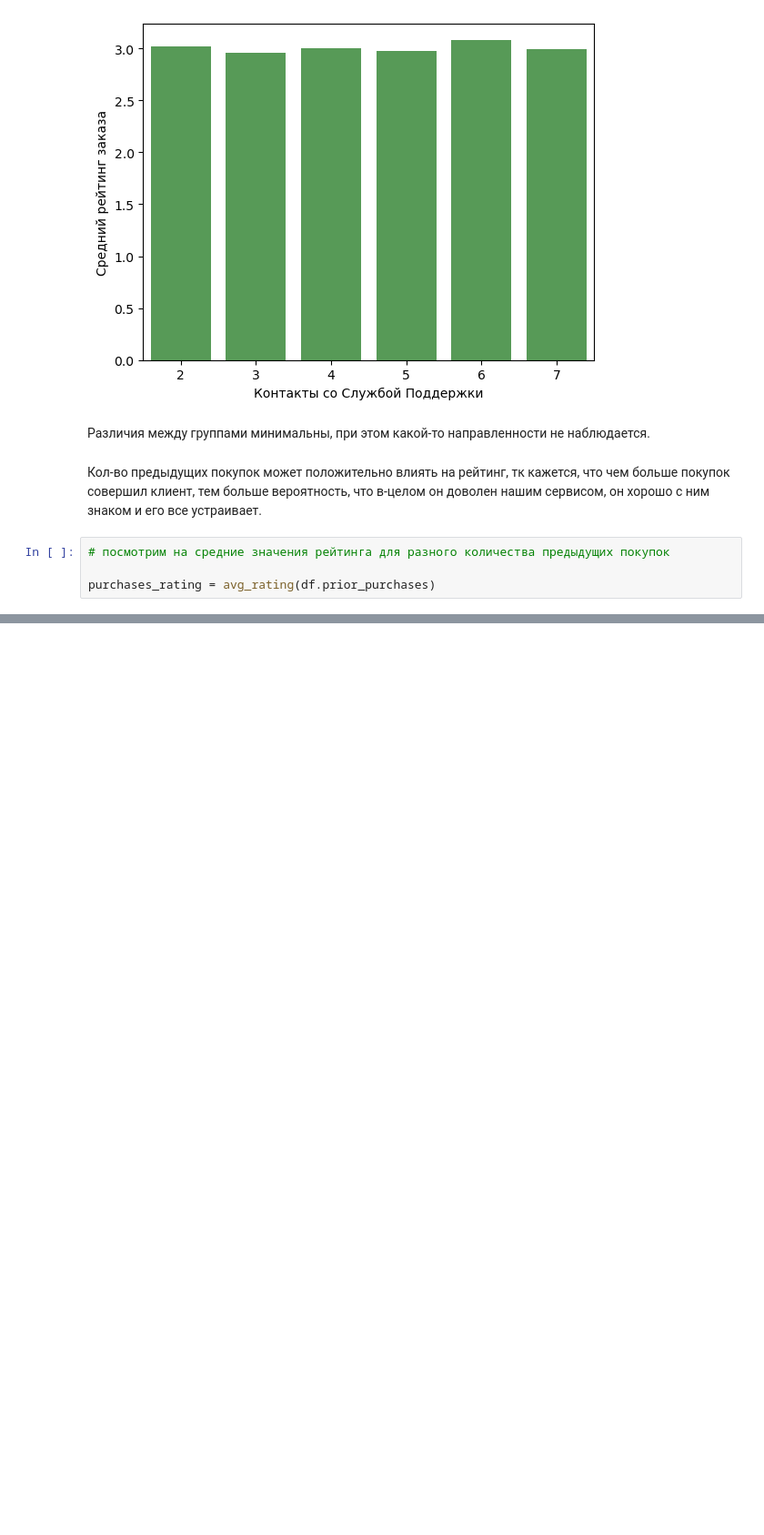
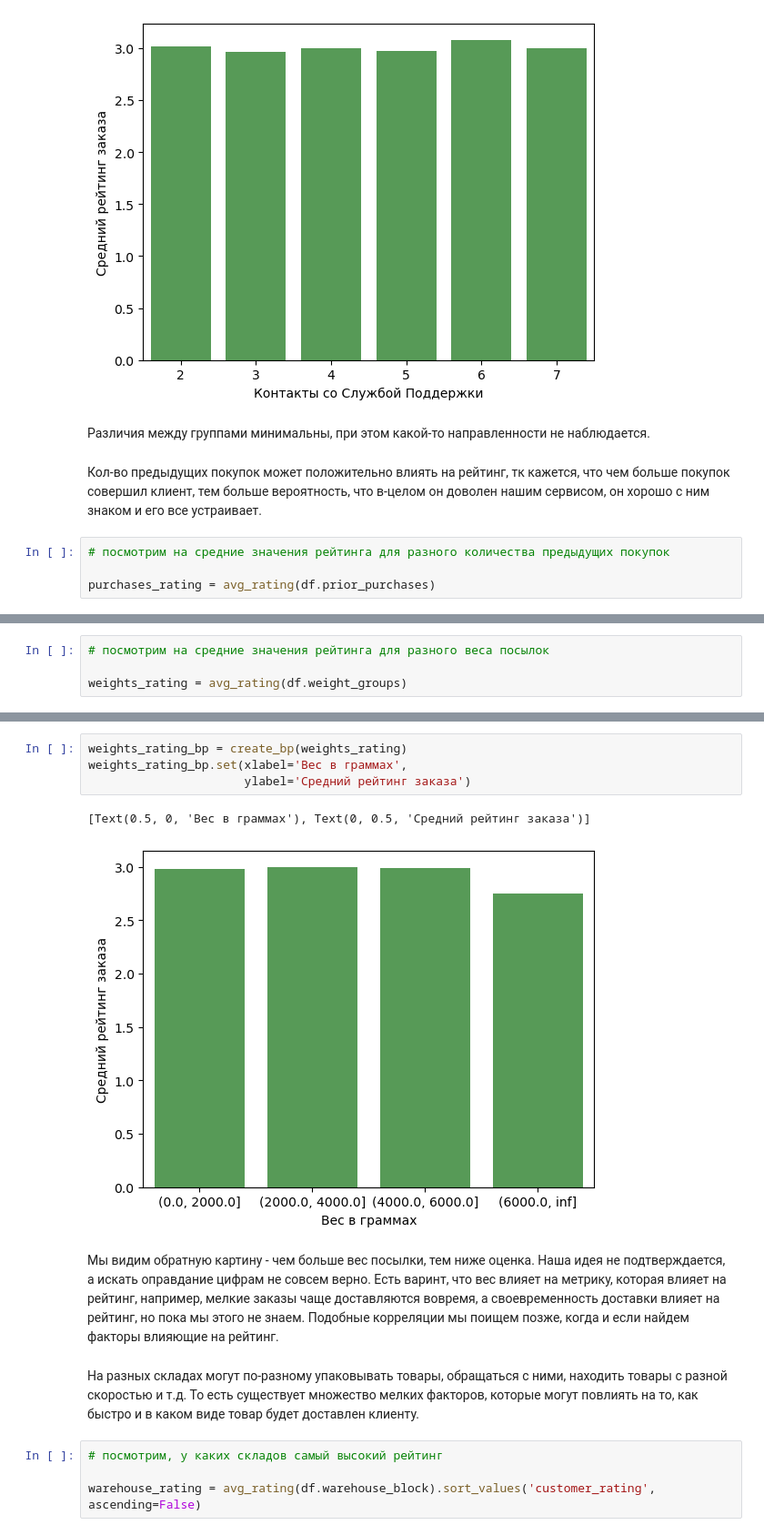
Before and after one commit to DmitriyRys/e_commerce_delivery, a Jupyter notebook: shipping_ecommerce_analysis.ipynb, the cells around one changed output, grey strips where cells are left out. Shown at 91% size. Drawn from its saved outputs; the diff is of its cells as text; blank space fills up the shorter version.

```diff
--- a/shipping_ecommerce_analysis.ipynb
+++ b/shipping_ecommerce_analysis.ipynb
@@ -455,0 +521,4 @@ creat_bp(purchases_rating)
+# %%
+# посмотрим на средние значения рейтинга для разного веса посылок
+
+weights_rating = avg_rating(df.weight_groups)
@@ -455,0 +533,15 @@ creat_bp(purchases_rating)
+# %%
+weights_rating_bp = create_bp(weights_rating)
+weights_rating_bp.set(xlabel='Вес в граммах',
+                      ylabel='Средний рейтинг заказа')
+# %% [output]
+[Text(0.5, 0, 'Вес в граммах'), Text(0, 0.5, 'Средний рейтинг заказа')]
+[figure, added]
+# %% [markdown]
+Мы видим обратную картину - чем больше вес посылки, тем ниже оценка. Наша идея не подтверждается, а искать оправдание цифрам не совсем верно. Есть варинт, что вес влияет на метрику, которая влияет на рейтинг, например, мелкие заказы чаще доставляются вовремя, а своевременность доставки влияет на рейтинг, но пока мы этого не знаем. Подобные корреляции мы поищем позже, когда и если найдем факторы влияющие на рейтинг.
+# %% [markdown]
+На разных складах могут по-разному упаковывать товары, обращаться с ними, находить товары с разной скоростью и т.д. То есть существует множество мелких факторов, которые могут повлиять на то, как быстро и в каком виде товар будет доставлен клиенту.
+# %%
+# посмотрим, у каких складов самый высокий рейтинг
+
+warehouse_rating = avg_rating(df.warehouse_block).sort_values('customer_rating', ascending=False)
```
Also changed, not shown: parts of 59 cells of this notebook.
